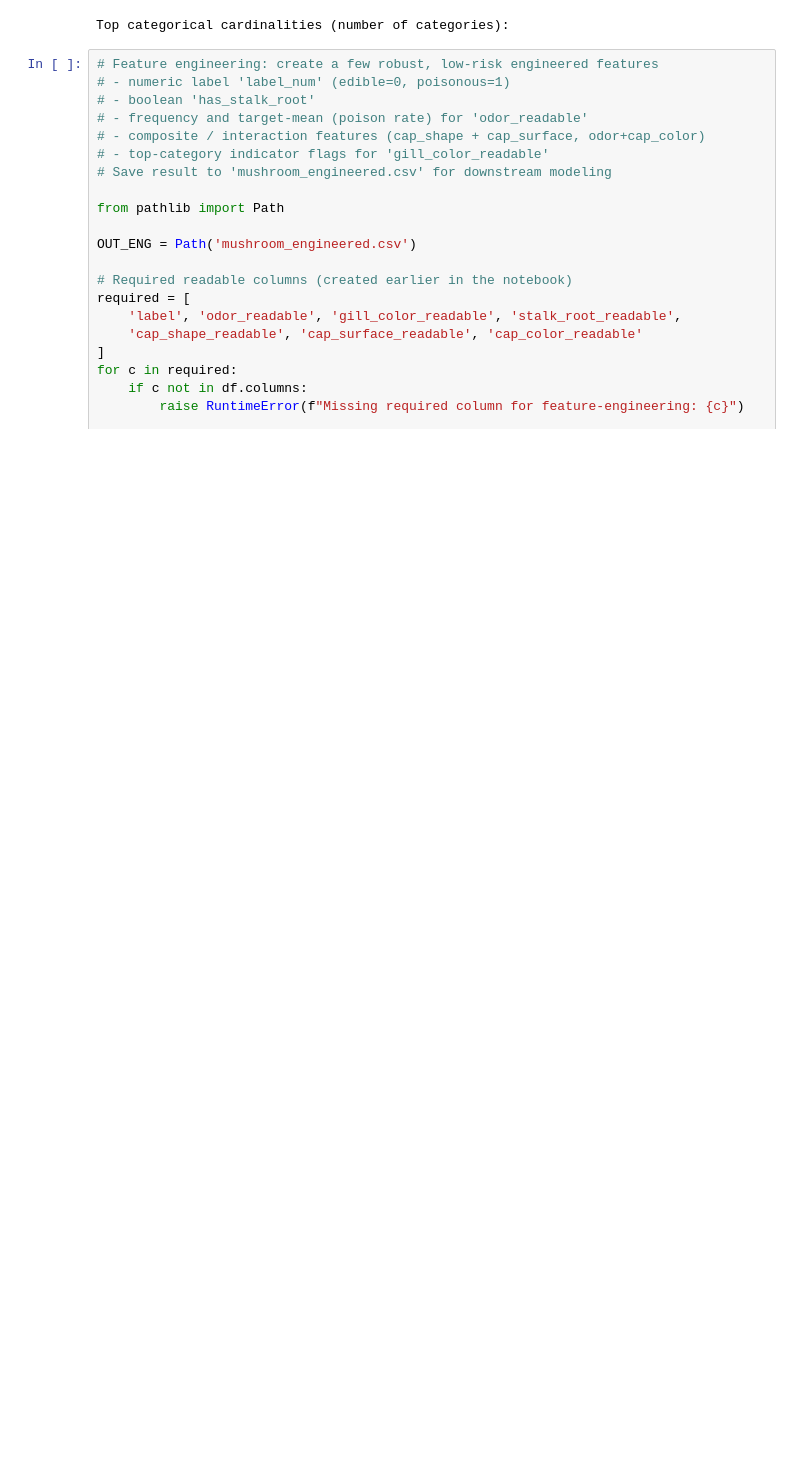
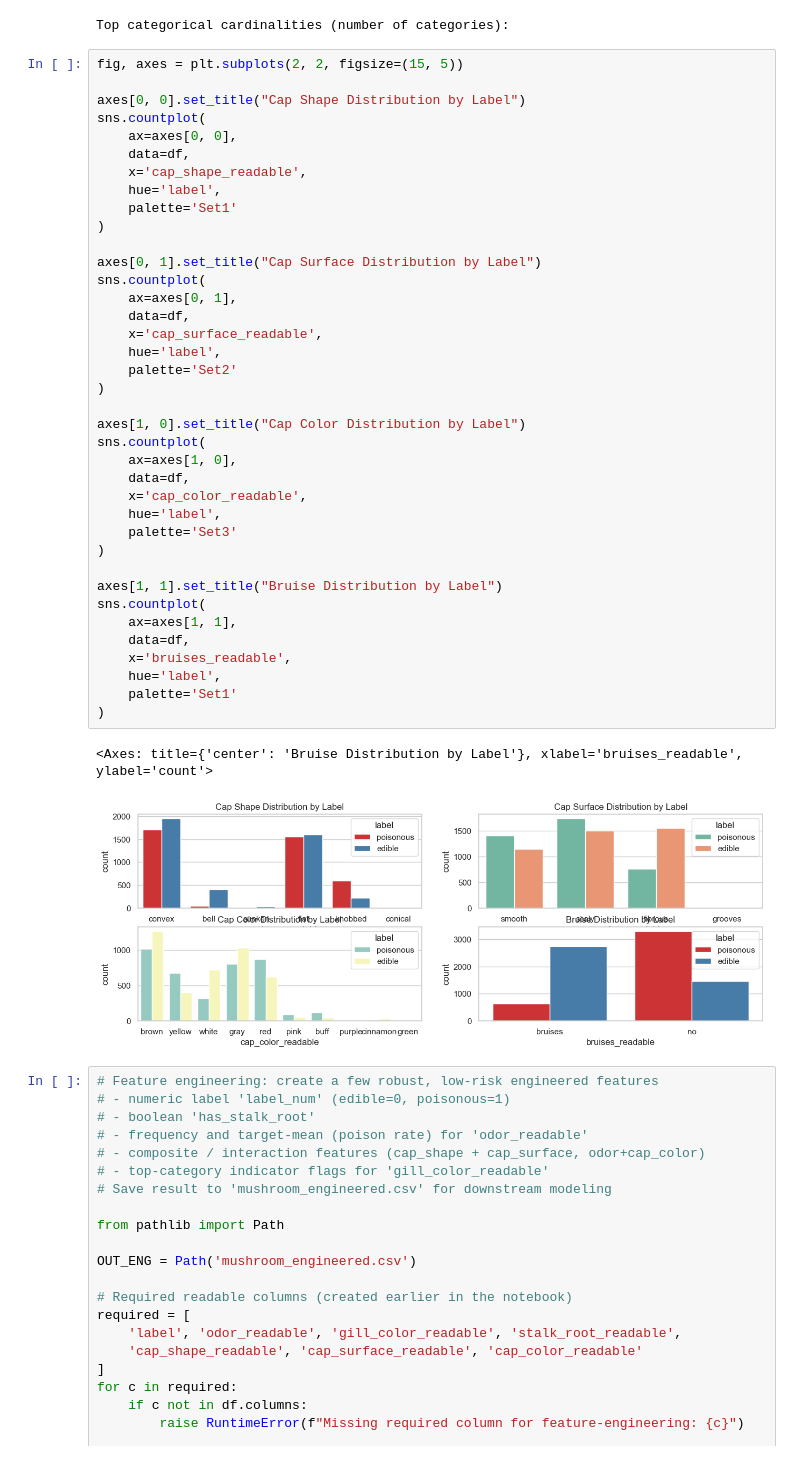
Before and after one commit to Clyde0513/mushroom, a Jupyter notebook: mushroom_structuring.ipynb, the cells around one changed output. Drawn from its saved outputs; the diff is of its cells as text; blank space fills up the shorter version.

Commit message:
mushroom cap description analysis
added countplots on cap shape, surface, color, and bruises

```diff
--- a/mushroom_structuring.ipynb
+++ b/mushroom_structuring.ipynb
@@ -317,6 +317,47 @@ Passing `palette` without assigning `hue` is deprecated and will be removed in v
   sns.countplot(data=df, x='label', palette='Set2', ax=ax1)
 [figure]
 Top categorical cardinalities (number of categories):
+# %%
+fig, axes = plt.subplots(2, 2, figsize=(15, 5))
+
+axes[0, 0].set_title("Cap Shape Distribution by Label")
+sns.countplot(
+    ax=axes[0, 0],
+    data=df,
+    x='cap_shape_readable',
+    hue='label',
+    palette='Set1'
+)
+
+axes[0, 1].set_title("Cap Surface Distribution by Label")
+sns.countplot(
+    ax=axes[0, 1],
+    data=df,
+    x='cap_surface_readable',
+    hue='label',
+    palette='Set2'
+)
+
+axes[1, 0].set_title("Cap Color Distribution by Label")
+sns.countplot(
+    ax=axes[1, 0],
+    data=df,
+    x='cap_color_readable',
+    hue='label',
+    palette='Set3'
+)
+
+axes[1, 1].set_title("Bruise Distribution by Label")
+sns.countplot(
+    ax=axes[1, 1],
+    data=df,
+    x='bruises_readable',
+    hue='label',
+    palette='Set1'
+)
+# %% [output]
+<Axes: title={'center': 'Bruise Distribution by Label'}, xlabel='bruises_readable', ylabel='count'>
+[figure, added]
 # %%
 # Feature engineering: create a few robust, low-risk engineered features
 # - numeric label 'label_num' (edible=0, poisonous=1)
```
Also changed, not shown: parts of 1 cell of this notebook.
